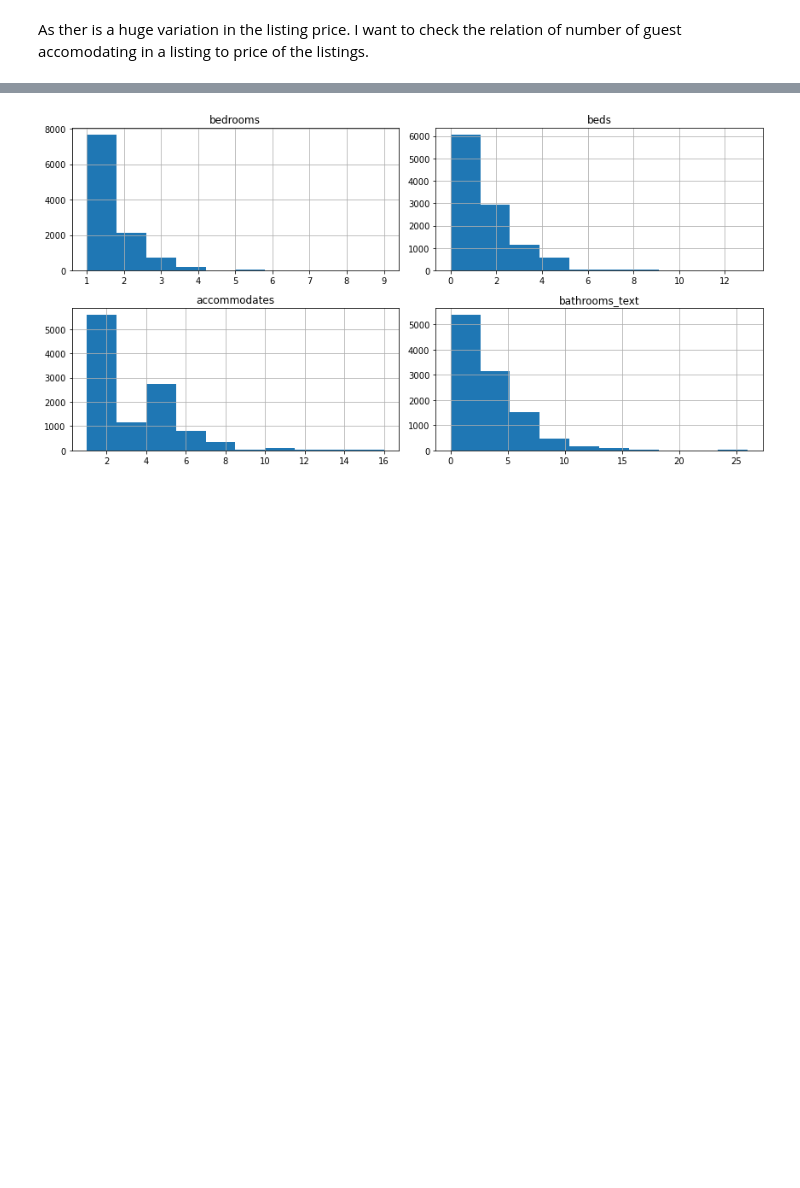
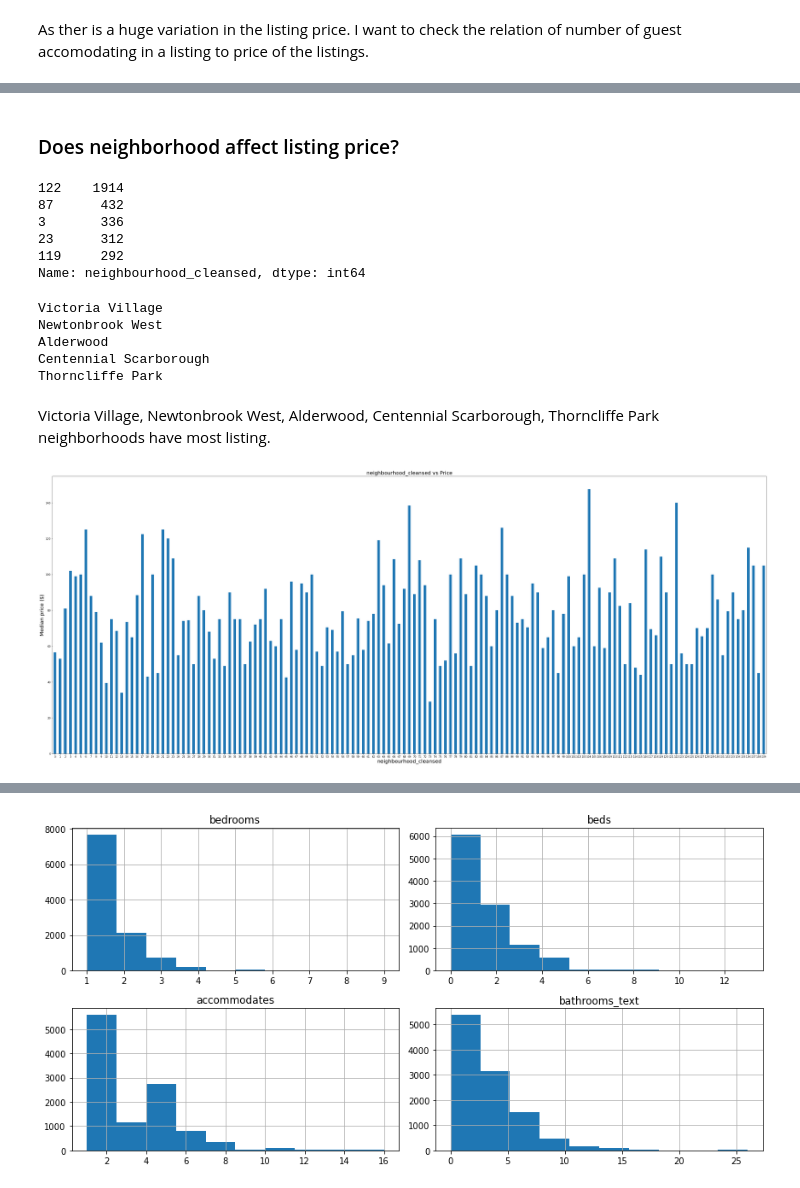
Before and after one commit to GKPSingh/Toronto-Airbnb, a Jupyter notebook: Airbnb_EDA.ipynb, the cells around one changed output, grey strips where cells are left out. Drawn from its saved outputs; the diff is of its cells as text; code cells hidden in the pictures; blank space fills up the shorter version.

```diff
--- a/Airbnb_EDA.ipynb
+++ b/Airbnb_EDA.ipynb
@@ -117,0 +125,30 @@ As ther is a huge variation in the listing price. I want to check the relation o
+# %% [markdown]
+### Does neighborhood affect listing price?
+# %%
+# Finding the most neighbourhood_cleansed  listings
+df['neighbourhood_cleansed'].value_counts().head()
+# %% [output]
+122    1914
+87      432
+3       336
+23      312
+119     292
+Name: neighbourhood_cleansed, dtype: int64
+# %%
+# Transform neighbourhood_cleansed type encoders into a list
+le = preprocessing.LabelEncoder()
+le.classes_ = np.load('./LabelEncoder/neighbourhood_cleansed.npy', allow_pickle=True)
+neigh = list(le.inverse_transform(range(0,len(df['neighbourhood_cleansed'].value_counts()))))
+print(neigh[121])
+print(neigh[86])
+print(neigh[2])
+print(neigh[22])
+print(neigh[118])
+# %% [output]
+Victoria Village
+Newtonbrook West
+Alderwood
+Centennial Scarborough
+Thorncliffe Park
+# %% [markdown]
+Victoria Village, Newtonbrook West, Alderwood, Centennial Scarborough, Thorncliffe Park neighborhoods have most listing.
@@ -117,0 +160,12 @@ As ther is a huge variation in the listing price. I want to check the relation o
+# %%
+# Median price of Airbnbs as neighbourhood_cleansed
+plt.figure(figsize=(50,20))
+df.groupby('neighbourhood_cleansed')['price'].median().plot(kind='bar')
+plt.title('neighbourhood_cleansed vs Price', fontsize=20)
+plt.xlabel('neighbourhood_cleansed', fontsize=20)
+plt.ylabel('Median price ($)', fontsize=20)
+plt.xticks(rotation=0)
+#plt.xlim(left=0.5)
+plt.show()
+# %% [output]
+[figure, added]
```
Also changed, not shown: parts of 24 cells of this notebook.
